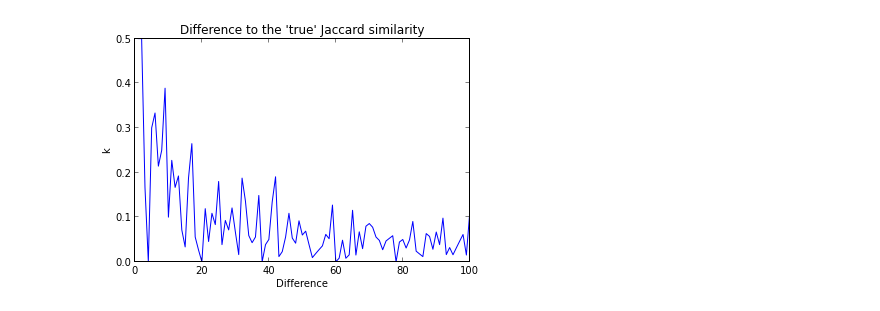
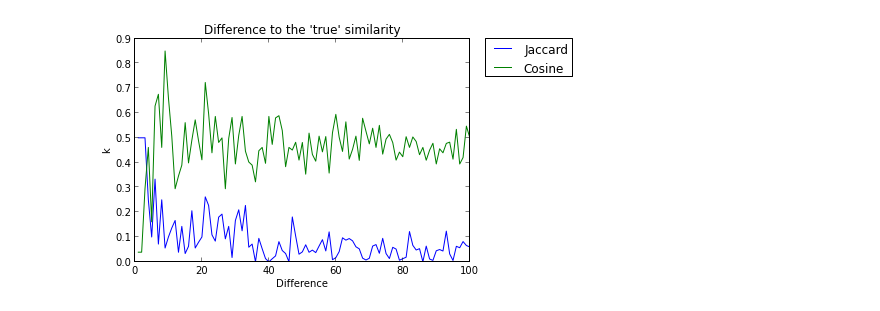
Before and after one commit to michie1/aidm1, a Jupyter notebook: Task6.ipynb, the cells around one changed output. Saved outputs shown, nothing was run; the diff lists cells and outputs as text; code cells hidden in the pictures.

```diff
--- a/Task6.ipynb
+++ b/Task6.ipynb
@@ -11,15 +9,23 @@ s2 = ['b', 'c', 'e']
+# %%
+s1 = [1.0, 2.0, 3.0]
+s2 = [2.0, 3.0, 4.0]
 # %%
 js = jsim(s1, s2)
+cs = cossim(s1, s2)
 # %%
-y = [0]*100
+yj = [0]*100
+yc = [0]*100
 for k in range(1, 101):
-    y[k-1] = abs(sigsim(s1, s2, k) - js)
+    yj[k-1] = abs(sigsim(s1, s2, k) - js)
+    yc[k-1] = abs(sigsim(s1, s2, k) - cs)
 # %%
 x = range(1, 101)
-pyplot.plot(x, y, '-' )
-pyplot.title( 'Difference to the \'true\' Jaccard similarity')
+p1 = pyplot.plot(x, yj, '-', label="Jaccard")
+p2 = pyplot.plot(x, yc, '-', label="Cosine")
+legend(bbox_to_anchor=(1.05, 1), loc=2, borderaxespad=0.)
+pyplot.title( 'Difference to the \'true\' similarity')
 pyplot.xlabel( 'Difference' )
 pyplot.ylabel( 'k' )
 pyplot.show()
 # %% [output]
-[figure, old version]
+[figure, new version]
```
Also changed, not shown: parts of 2 cells of this notebook.
